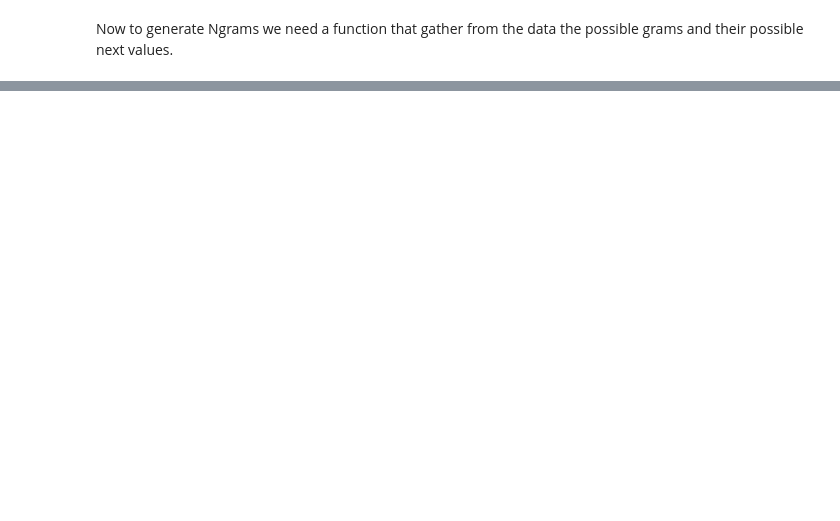
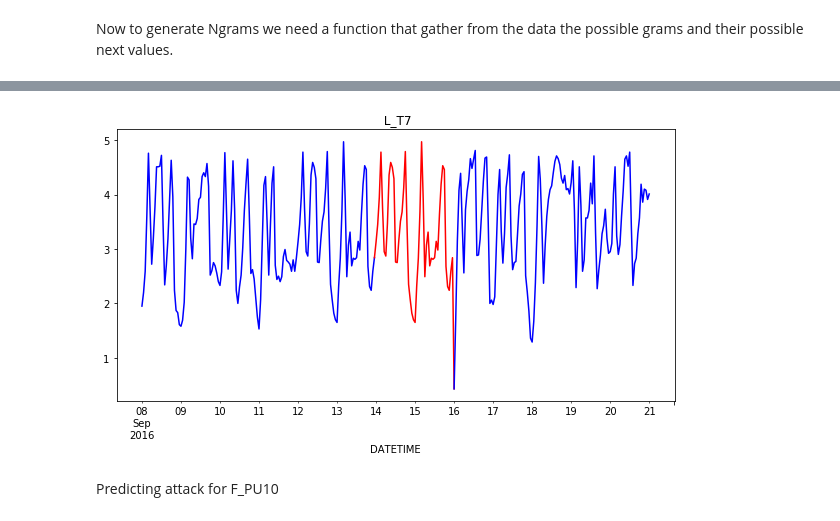
Before and after one commit to chengh42/Cyber-Data-Analytics, a Jupyter notebook: batadal/DiscreteModelTask.ipynb, the cells around one changed output, grey strips where cells are left out. Saved outputs shown, nothing was run; the diff lists cells and outputs as text; code cells hidden in the pictures; blank space fills up the shorter version.

```diff
--- a/batadal/DiscreteModelTask.ipynb
+++ b/batadal/DiscreteModelTask.ipynb
@@ -274,0 +313,7 @@ NameError: name 'NgramModel' is not defined
+# %%
+# plot 2
+plot_attack(' L_T7')
+# %% [output]
+[figure, added]
+# %% [markdown]
+Predicting attack for F_PU10
```
Also changed, not shown: parts of 42 cells of this notebook, 1 other file.
